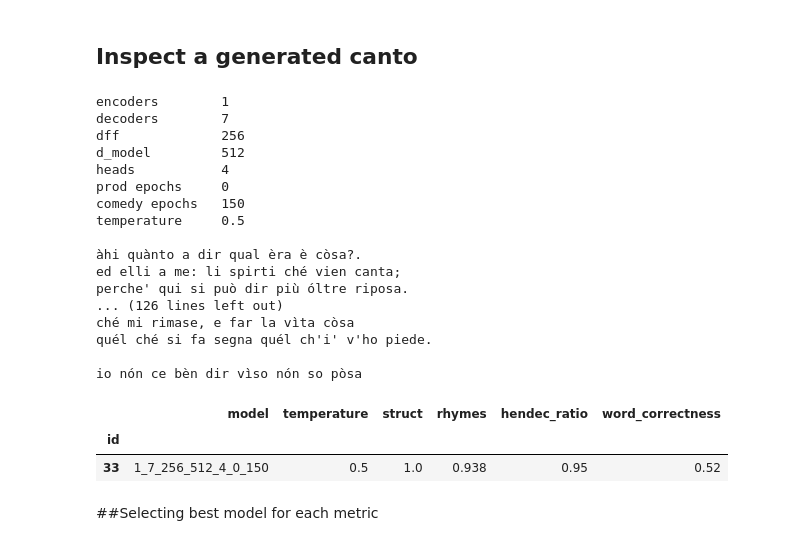
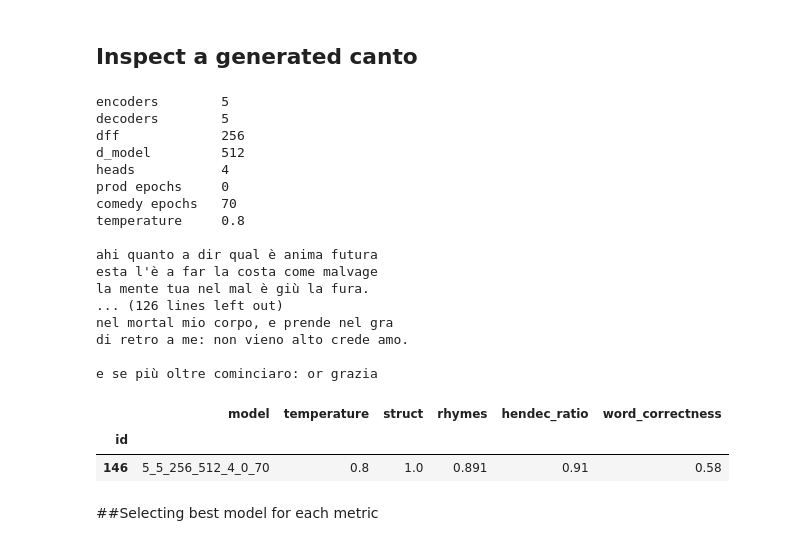
Before and after one commit to riccardo-cozzi/DeepComedy, a Jupyter notebook: Results_comparison.ipynb, the cells around one changed output. Saved outputs shown, nothing was run; the diff lists cells and outputs as text; code cells hidden in the pictures.

```diff
--- a/Results_comparison.ipynb
+++ b/Results_comparison.ipynb
@@ -34,8 +32,25 @@ def print_model(model_string, temp=None):
   if temp != None:
     print("temperature\t{}".format(temp))
 
-def get_text(model, temp):
-  return json.load(open(f"{path}{model}/LOG_{model}.json"))["generations"]["temp_"+temp]
+def replace_tonic_accents(text):
+  new = ""
+  for word in text.split(" "):
+    for char in word[:-1]: # don't look the last character:
+      if   char in  "àá": new += "a"
+      elif char in  "èé": new += "e"
+      elif char in  "ìí": new += "i"
+      elif char in  "òó": new += "o"
+      elif char in  "ùú": new += "u"
+      else:               new += f"{char}"
+    new += word[-1]+" " if len(word) > 1 else word+" "
+  return new[:-1]
+
+def get_text(model, temp, show_tonic_accents=False):
+  text = json.load(open(f"{path}{model}/LOG_{model}.json"))["generations"]["temp_"+temp]
+  if not show_tonic_accents:
+    return replace_tonic_accents(text)
+  else:
+    return text
 # %% [markdown]
 ## Load data
 # %%
@@ -79,36 +94,36 @@ data
 # %% [markdown]
 ## Inspect a generated canto
 # %%
-model = "1_7_256_512_4_0_150"
-temp = "0.5"
+model = "5_5_256_512_4_0_70"
+temp = "0.8"
 
 # show model info and generated text
 print_model(model, temp)
 print(get_text(model, temp))
 
 # print scores of the selected canto
 data.loc[data['model'] == model].loc[data["temperature"] == float(temp)]
 # %% [output]
-encoders        1
-decoders        7
+encoders        5
+decoders        5
 dff             256
 d_model         512
 heads           4
 prod epochs     0
-comedy epochs   150
-temperature     0.5
+comedy epochs   70
+temperature     0.8
 
-àhi quànto a dir qual èra è còsa?.
-ed elli a me: li spirti ché vien canta;
-perche' qui si può dir più óltre riposa.
+ahi quanto a dir qual è anima futura
+esta l'è a far la costa come malvage
+la mente tua nel mal è giù la fura.
 ... (126 lines left out)
-ché mi rimase, e far la vìta còsa
-quél ché si fa segna quél ch'i' v'ho piede.
+nel mortal mio corpo, e prende nel gra
+di retro a me: non vieno alto crede amo.
 
-io nón ce bèn dir vìso nón so pòsa
+e se più oltre cominciaro: or grazia
 |  | model | temperature | struct | rhymes | hendec_ratio | word_correctness |
 | id |  |  |  |  |  |  |
-| 33 | 1_7_256_512_4_0_150 | 0.5 | 1.0 | 0.938 | 0.95 | 0.52 |
+| 146 | 5_5_256_512_4_0_70 | 0.8 | 1.0 | 0.891 | 0.91 | 0.58 |
 # %% [markdown]
 ##Selecting best model for each metric
 # %%
```
Also changed, not shown: parts of 5 cells of this notebook, 1 other file.
